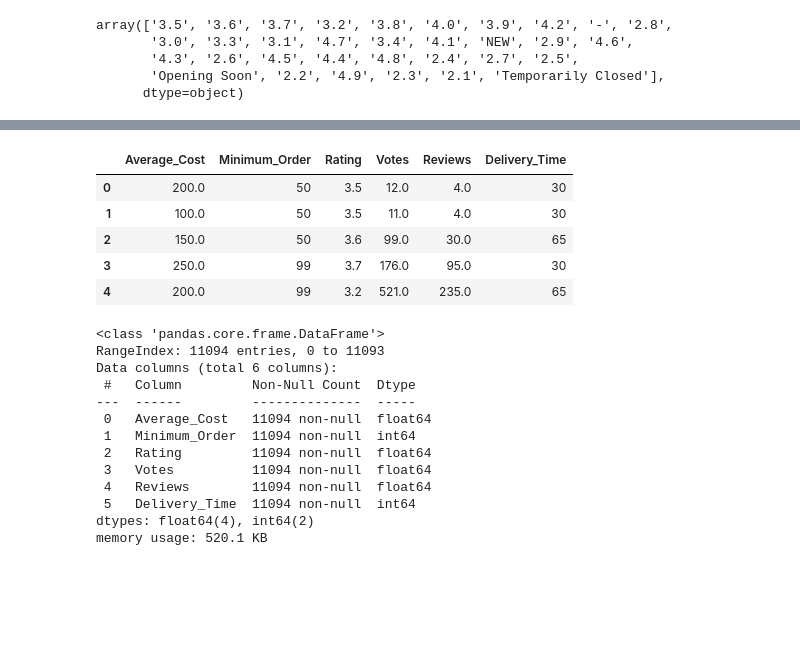
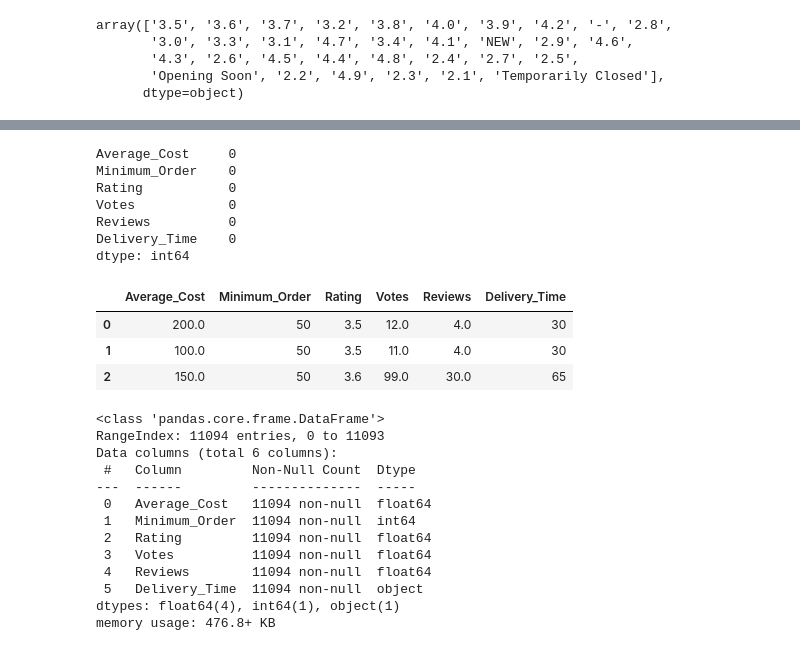
Before and after one commit to syedkhundmir99/Projects, a Jupyter notebook: Delivery Time Prediction.ipynb, the cells around one changed output, grey strips where cells are left out. Cells and saved outputs as stored; diff of their text form; code cells hidden in the pictures; blank space fills up the shorter version.

```diff
--- a/Delivery Time Prediction.ipynb
+++ b/Delivery Time Prediction.ipynb
@@ -89,7 +94,7 @@ array(['3.5', '3.6', '3.7', '3.2', '3.8', '4.0', '3.9', '4.2', nan, '2.8',
 df['Rating'] = pd.to_numeric(df['Rating'],errors = 'ignore')
 # %%
 avg_rating = df['Rating'].mean()
-df.fillna(avg_rating,inplace = True)
+df.fillna(np.around(avg_rating,1),inplace = True)
 # %%
 #Votes Column
 df['Votes'].replace('-',np.nan,inplace = True)
@@ -108,21 +113,29 @@ def impute_delivery_time(dtime):
     delivertime = re.search('[0-9]+',dtime)
     if delivertime:
         res = delivertime.group(0)
-#         return res
-        return pd.to_numeric(res)
+        return res
+#         return pd.to_numeric(res)
     else:
         return np.nan
 # %%
 df['Delivery_Time'] = df['Delivery_Time'].apply(impute_delivery_time)
+# %%
+df.isna().sum()
+# %% [output]
+Average_Cost     0
+Minimum_Order    0
+Rating           0
+Votes            0
+Reviews          0
+Delivery_Time    0
+dtype: int64
 # %%
-df.head()
+df.head(3)
 # %% [output]
 |  | Average_Cost | Minimum_Order | Rating | Votes | Reviews | Delivery_Time |
 | 0 | 200.0 | 50 | 3.5 | 12.0 | 4.0 | 30 |
 | 1 | 100.0 | 50 | 3.5 | 11.0 | 4.0 | 30 |
 | 2 | 150.0 | 50 | 3.6 | 99.0 | 30.0 | 65 |
-| 3 | 250.0 | 99 | 3.7 | 176.0 | 95.0 | 30 |
-| 4 | 200.0 | 99 | 3.2 | 521.0 | 235.0 | 65 |
 # %%
 df.info()
 # %% [output]
@@ -136,6 +149,6 @@ Data columns (total 6 columns):
  2   Rating         11094 non-null  float64
  3   Votes          11094 non-null  float64
  4   Reviews        11094 non-null  float64
- 5   Delivery_Time  11094 non-null  int64
-dtypes: float64(4), int64(2)
-memory usage: 520.1 KB
+ 5   Delivery_Time  11094 non-null  object
+dtypes: float64(4), int64(1), object(1)
+memory usage: 476.8+ KB
```
Also changed, not shown: parts of 124 cells of this notebook.
